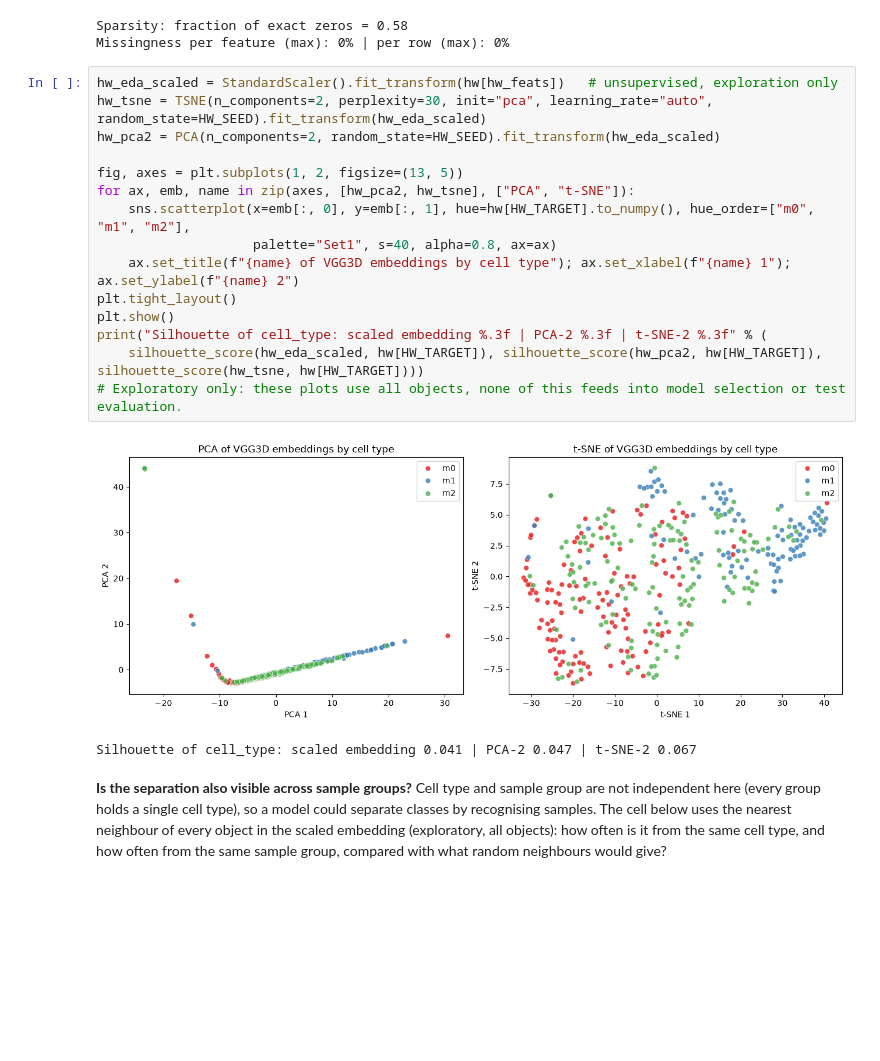
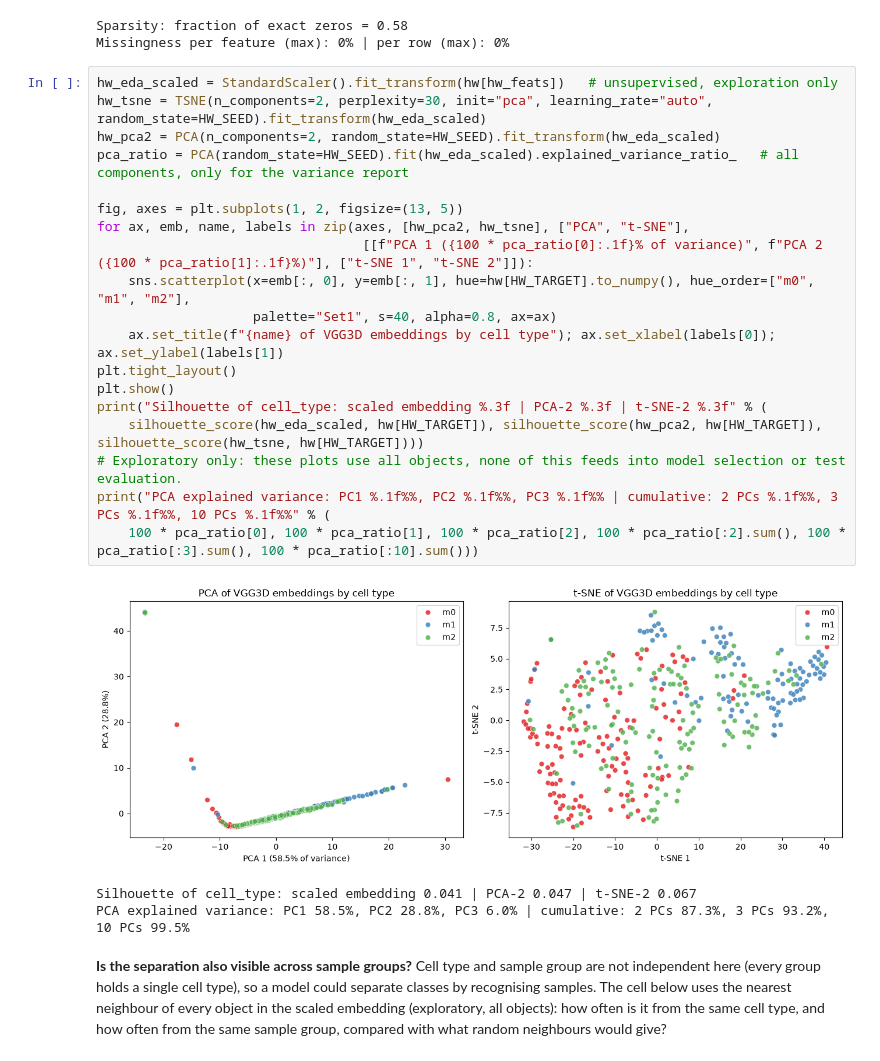
Before and after one commit to AnnGur/KSE_ML_for_bioinformatics, a Jupyter notebook: practicals/week6/Practical_06_Neural_Networks_Microscopy.ipynb, the cells around one changed output. Saved outputs shown, nothing was run; the diff lists cells and outputs as text; blank space fills up the shorter version.

Commit message:
Weeks 6 and 8: PCA variance report; show saved ESM-2 35M and 150M results

```diff
--- a/practicals/week6/Practical_06_Neural_Networks_Microscopy.ipynb
+++ b/practicals/week6/Practical_06_Neural_Networks_Microscopy.ipynb
@@ -2786,21 +2786,26 @@ Missingness per feature (max): 0% | per row (max): 0%
 # %%
 hw_eda_scaled = StandardScaler().fit_transform(hw[hw_feats])   # unsupervised, exploration only
 hw_tsne = TSNE(n_components=2, perplexity=30, init="pca", learning_rate="auto", random_state=HW_SEED).fit_transform(hw_eda_scaled)
 hw_pca2 = PCA(n_components=2, random_state=HW_SEED).fit_transform(hw_eda_scaled)
+pca_ratio = PCA(random_state=HW_SEED).fit(hw_eda_scaled).explained_variance_ratio_   # all components, only for the variance report
 
 fig, axes = plt.subplots(1, 2, figsize=(13, 5))
-for ax, emb, name in zip(axes, [hw_pca2, hw_tsne], ["PCA", "t-SNE"]):
+for ax, emb, name, labels in zip(axes, [hw_pca2, hw_tsne], ["PCA", "t-SNE"],
+                                  [[f"PCA 1 ({100 * pca_ratio[0]:.1f}% of variance)", f"PCA 2 ({100 * pca_ratio[1]:.1f}%)"], ["t-SNE 1", "t-SNE 2"]]):
     sns.scatterplot(x=emb[:, 0], y=emb[:, 1], hue=hw[HW_TARGET].to_numpy(), hue_order=["m0", "m1", "m2"],
                     palette="Set1", s=40, alpha=0.8, ax=ax)
-    ax.set_title(f"{name} of VGG3D embeddings by cell type"); ax.set_xlabel(f"{name} 1"); ax.set_ylabel(f"{name} 2")
+    ax.set_title(f"{name} of VGG3D embeddings by cell type"); ax.set_xlabel(labels[0]); ax.set_ylabel(labels[1])
 plt.tight_layout()
 plt.show()
 print("Silhouette of cell_type: scaled embedding %.3f | PCA-2 %.3f | t-SNE-2 %.3f" % (
     silhouette_score(hw_eda_scaled, hw[HW_TARGET]), silhouette_score(hw_pca2, hw[HW_TARGET]), silhouette_score(hw_tsne, hw[HW_TARGET])))
 # Exploratory only: these plots use all objects, none of this feeds into model selection or test evaluation.
+print("PCA explained variance: PC1 %.1f%%, PC2 %.1f%%, PC3 %.1f%% | cumulative: 2 PCs %.1f%%, 3 PCs %.1f%%, 10 PCs %.1f%%" % (
+    100 * pca_ratio[0], 100 * pca_ratio[1], 100 * pca_ratio[2], 100 * pca_ratio[:2].sum(), 100 * pca_ratio[:3].sum(), 100 * pca_ratio[:10].sum()))
 # %% [output]
-[figure, old version]
+[figure, new version]
 Silhouette of cell_type: scaled embedding 0.041 | PCA-2 0.047 | t-SNE-2 0.067
+PCA explained variance: PC1 58.5%, PC2 28.8%, PC3 6.0% | cumulative: 2 PCs 87.3%, 3 PCs 93.2%, 10 PCs 99.5%
 # %% [markdown]
 **Is the separation also visible across sample groups?** Cell type and sample group are not independent here (every group holds a single cell type), so a model could separate classes by recognising samples. The cell below uses the nearest neighbour of every object in the scaled embedding (exploratory, all objects): how often is it from the same cell type, and how often from the same sample group, compared with what random neighbours would give?
 # %%
```
Also changed, not shown: 1 other file.
